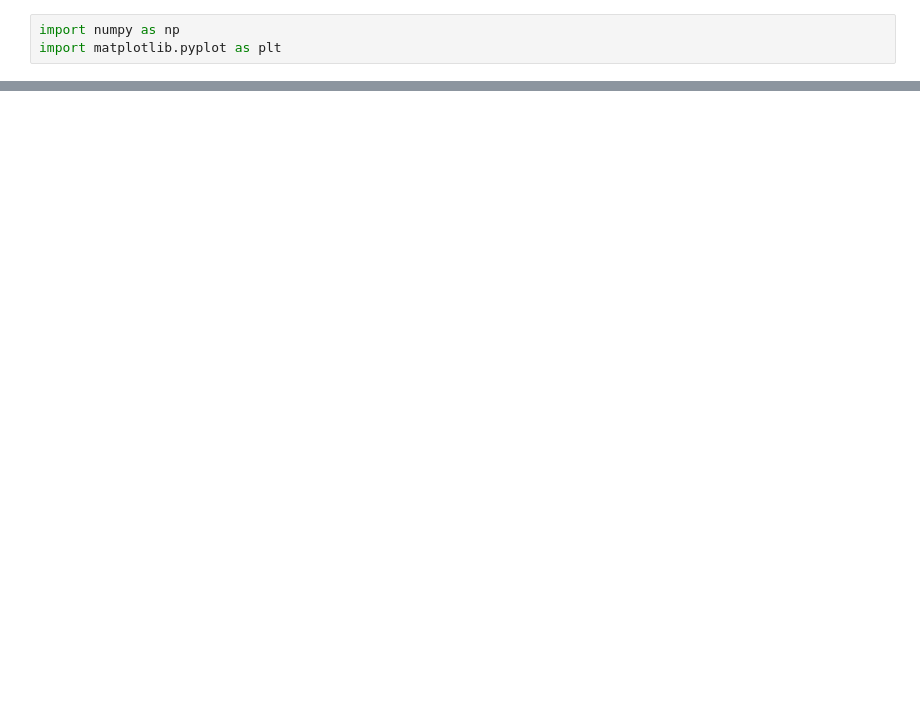
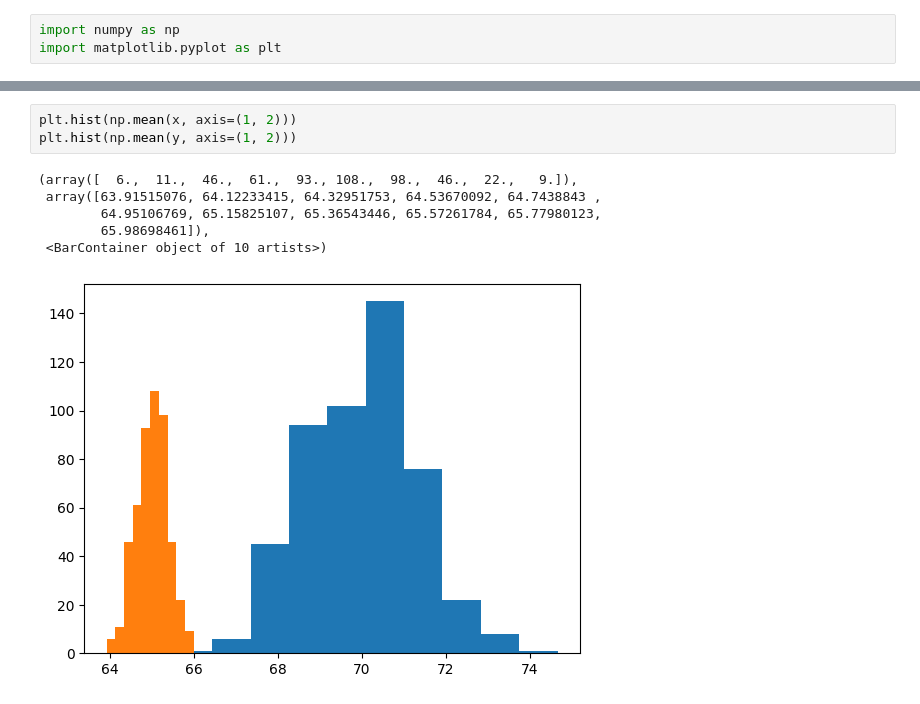
Before and after one commit to DuguidLab/mesoscopy, a Jupyter notebook: exploratory/test_data.ipynb, the cells around one changed output, grey strips where cells are left out. Cells and saved outputs as stored; diff of their text form; blank space fills up the shorter version.

```diff
--- a/exploratory/test_data.ipynb
+++ b/exploratory/test_data.ipynb
@@ -35,0 +21,10 @@ plt.plot(np.mean(y, axis=(1, 2)))
+# %%
+plt.hist(np.mean(x, axis=(1, 2)))
+plt.hist(np.mean(y, axis=(1, 2)))
+# %% [output]
+(array([  6.,  11.,  46.,  61.,  93., 108.,  98.,  46.,  22.,   9.]),
+ array([63.91515076, 64.12233415, 64.32951753, 64.53670092, 64.7438843 ,
+        64.95106769, 65.15825107, 65.36543446, 65.57261784, 65.77980123,
+        65.98698461]),
+ <BarContainer object of 10 artists>)
+[figure, added]
```
Also changed, not shown: parts of 20 cells of this notebook.
